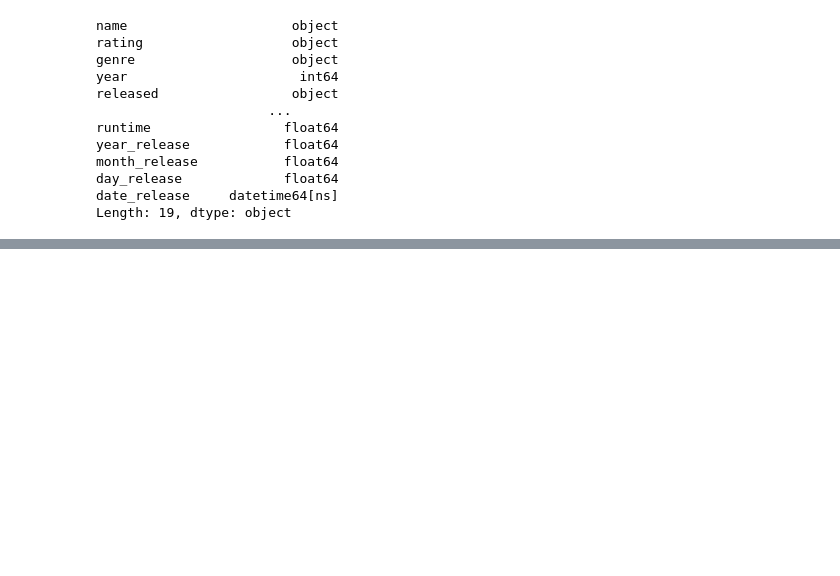
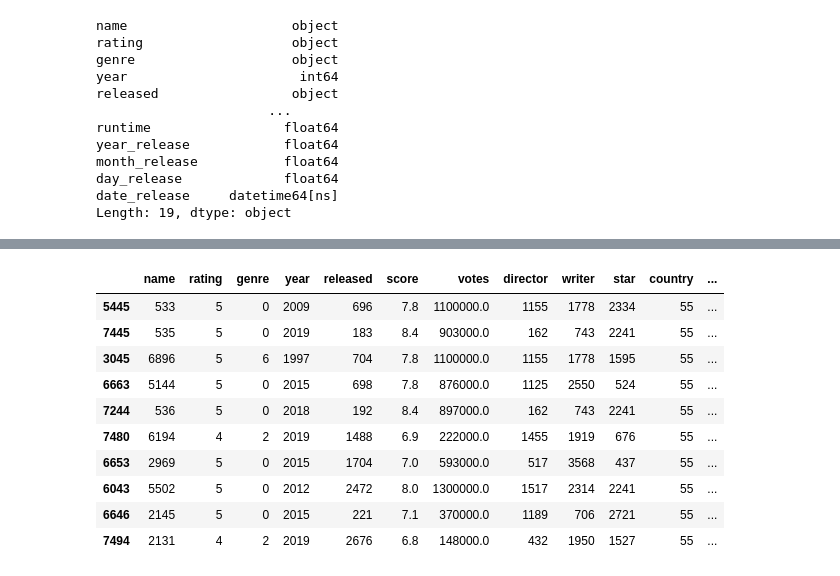
Before and after one commit to antunes-lima/Python-Movie-Industry-Analysis, a Jupyter notebook: Python_Movie_Industry_Analysis.ipynb, the cells around one changed output, grey strips where cells are left out. Saved outputs shown, nothing was run; the diff lists cells and outputs as text; code cells hidden in the pictures; blank space fills up the shorter version.

```diff
--- a/Python_Movie_Industry_Analysis.ipynb
+++ b/Python_Movie_Industry_Analysis.ipynb
@@ -266,7 +272,8 @@ df.sort_values(by=['gross'], inplace=False, ascending=False)
 # %%
 # changing the number of rows that pandas show to us
 
-# pd.set_option('display.max_rows', None)
+pd.set_option('display.max_rows', None)
+# pd.set_option('display.max_rows', 10)
 # %%
 # now we can scroll trough the rows
 
@@ -559,0 +592,16 @@ df_numerized = df.copy()
+# %%
+df_numerized = df_numerized.sort_values(by=['gross'], inplace=False, ascending=False)
+
+df_numerized.head(10)
+# %% [output]
+|  | name | rating | genre | year | released | score | votes | director | writer | star | country | ... |
+| 5445 | 533 | 5 | 0 | 2009 | 696 | 7.8 | 1100000.0 | 1155 | 1778 | 2334 | 55 | ... |
+| 7445 | 535 | 5 | 0 | 2019 | 183 | 8.4 | 903000.0 | 162 | 743 | 2241 | 55 | ... |
+| 3045 | 6896 | 5 | 6 | 1997 | 704 | 7.8 | 1100000.0 | 1155 | 1778 | 1595 | 55 | ... |
+| 6663 | 5144 | 5 | 0 | 2015 | 698 | 7.8 | 876000.0 | 1125 | 2550 | 524 | 55 | ... |
+| 7244 | 536 | 5 | 0 | 2018 | 192 | 8.4 | 897000.0 | 162 | 743 | 2241 | 55 | ... |
+| 7480 | 6194 | 4 | 2 | 2019 | 1488 | 6.9 | 222000.0 | 1455 | 1919 | 676 | 55 | ... |
+| 6653 | 2969 | 5 | 0 | 2015 | 1704 | 7.0 | 593000.0 | 517 | 3568 | 437 | 55 | ... |
+| 6043 | 5502 | 5 | 0 | 2012 | 2472 | 8.0 | 1300000.0 | 1517 | 2314 | 2241 | 55 | ... |
+| 6646 | 2145 | 5 | 0 | 2015 | 221 | 7.1 | 370000.0 | 1189 | 706 | 2721 | 55 | ... |
+| 7494 | 2131 | 4 | 2 | 2019 | 2676 | 6.8 | 148000.0 | 432 | 1950 | 1527 | 55 | ... |
```
Also changed, not shown: parts of 13 cells of this notebook.
